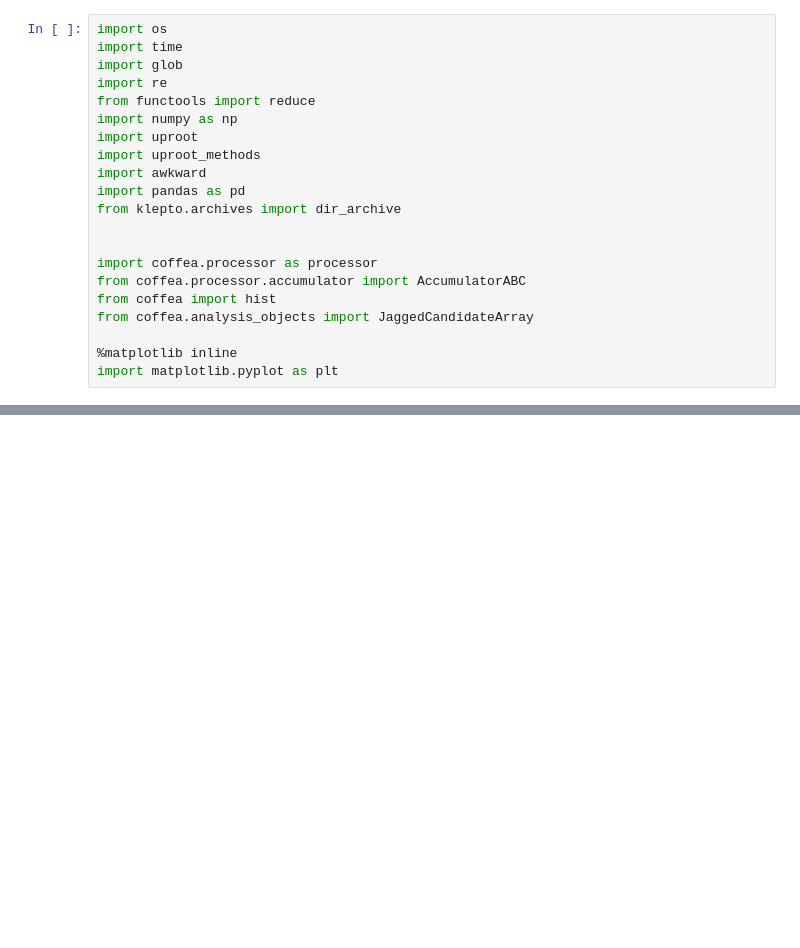
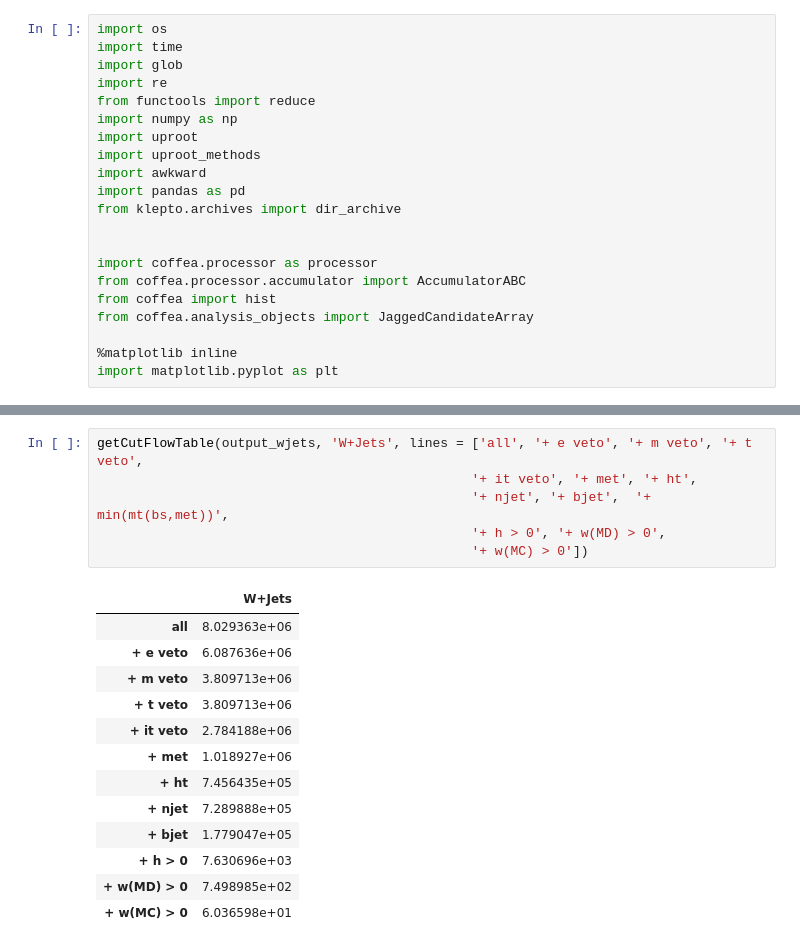
Before and after one commit to mirandabryson/WH-All-Hadronic-Coffea-Tools, a Jupyter notebook: cutflownotebook.ipynb, the cells around one changed output, grey strips where cells are left out. Cells and saved outputs as stored; diff of their text form; blank space fills up the shorter version.

```diff
--- a/cutflownotebook.ipynb
+++ b/cutflownotebook.ipynb
@@ -301,0 +420,20 @@ print(output_znunu)
+# %%
+getCutFlowTable(output_wjets, 'W+Jets', lines = ['all', '+ e veto', '+ m veto', '+ t veto',
+                                                '+ it veto', '+ met', '+ ht',
+                                                '+ njet', '+ bjet',  '+ min(mt(bs,met))',
+                                                '+ h > 0', '+ w(MD) > 0',
+                                                '+ w(MC) > 0'])
+# %% [output]
+|  | W+Jets |
+| all | 8.029363e+06 |
+| + e veto | 6.087636e+06 |
+| + m veto | 3.809713e+06 |
+| + t veto | 3.809713e+06 |
+| + it veto | 2.784188e+06 |
+| + met | 1.018927e+06 |
+| + ht | 7.456435e+05 |
+| + njet | 7.289888e+05 |
+| + bjet | 1.779047e+05 |
+| + h > 0 | 7.630696e+03 |
+| + w(MD) > 0 | 7.498985e+02 |
+| + w(MC) > 0 | 6.036598e+01 |
```
Also changed, not shown: parts of 12 cells of this notebook, 2 other files.
